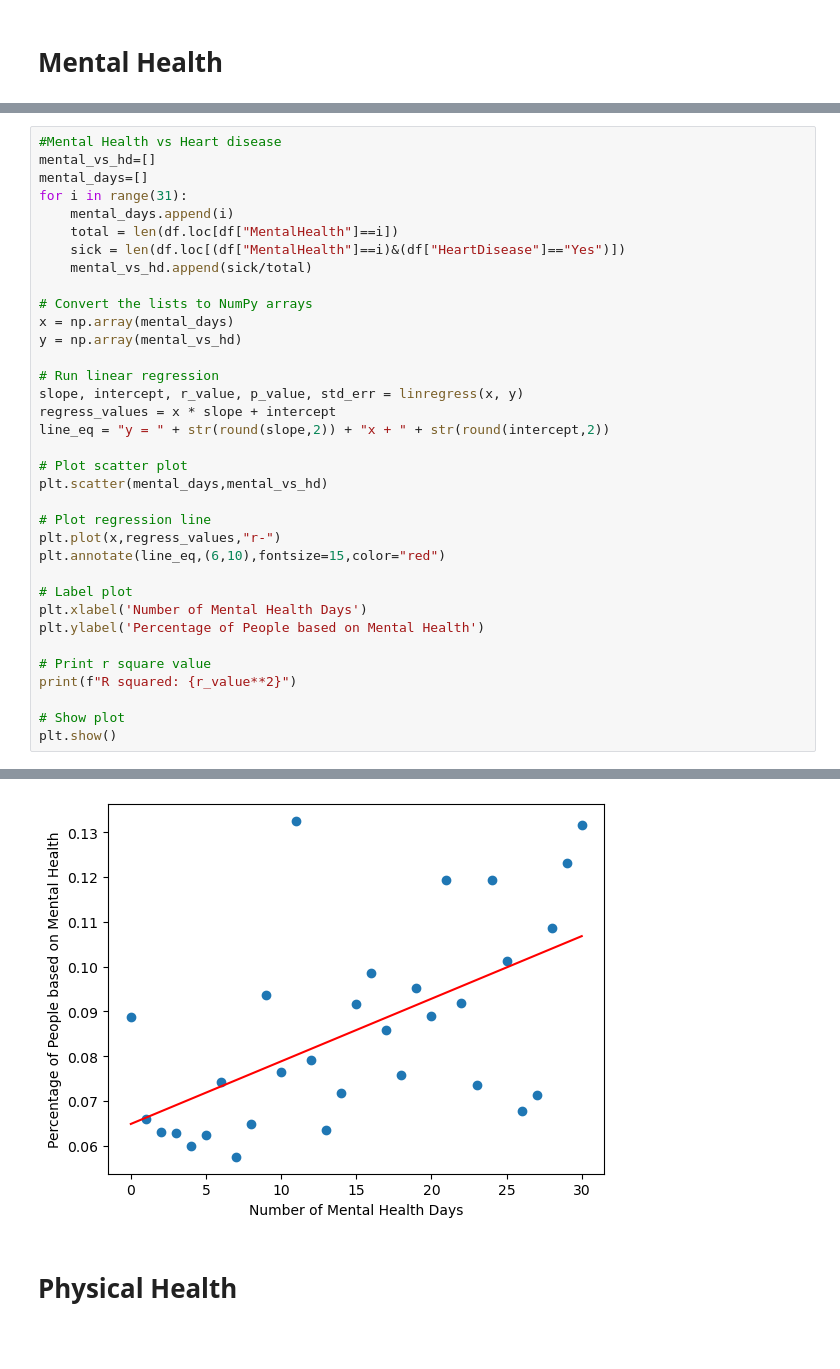
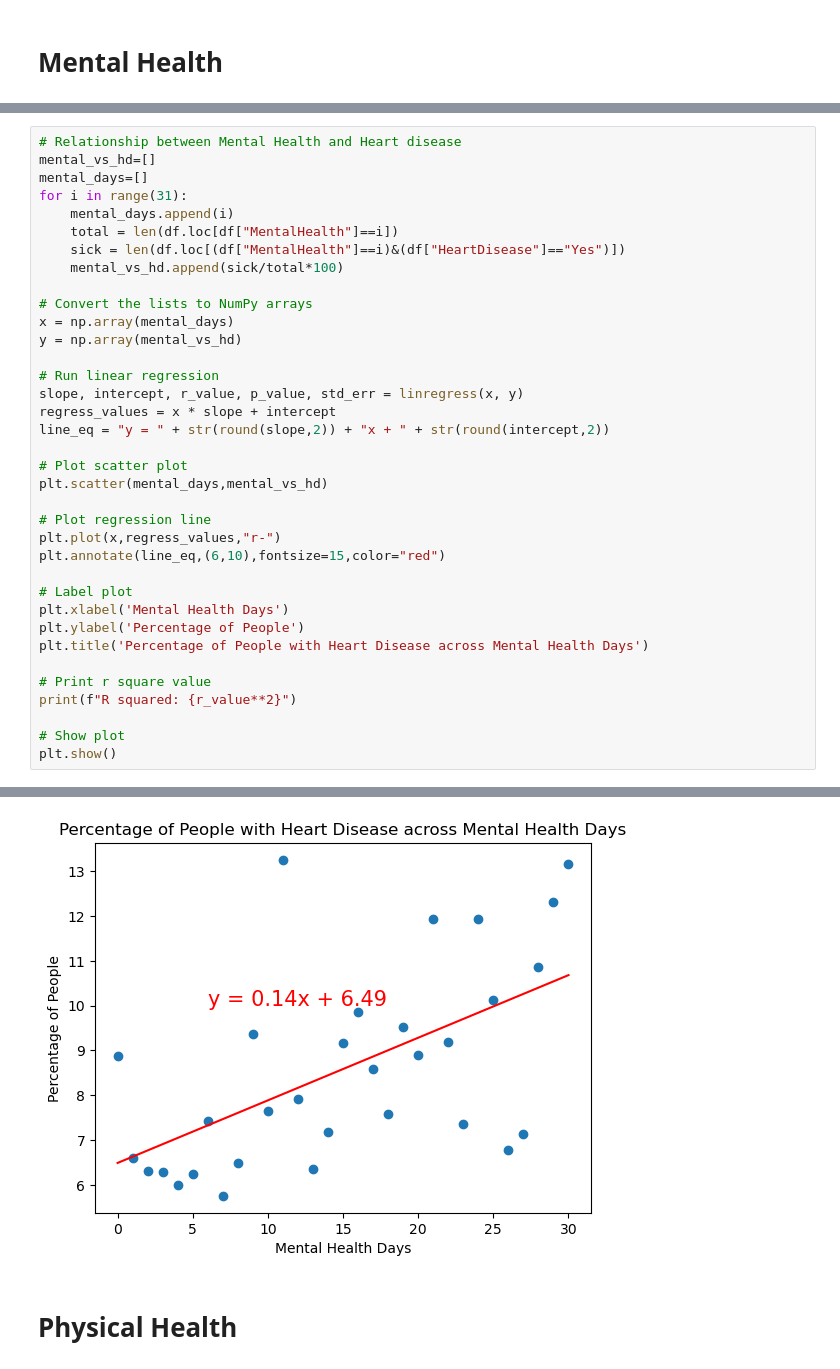
Before and after one commit to taywiljoe/Project-1, a Jupyter notebook: MenPhyGen_Health.ipynb, the cells around one changed output, grey strips where cells are left out. Drawn from its saved outputs; the diff is of its cells as text; blank space fills up the shorter version.

```diff
--- a/MenPhyGen_Health.ipynb
+++ b/MenPhyGen_Health.ipynb
@@ -88,12 +79,12 @@ plt.show()
 # %%
-#Mental Health vs Heart disease
+# Relationship between Mental Health and Heart disease
 mental_vs_hd=[]
 mental_days=[]
 for i in range(31):
-	mental_days.append(i)
-	total = len(df.loc[df["MentalHealth"]==i])
-	sick = len(df.loc[(df["MentalHealth"]==i)&(df["HeartDisease"]=="Yes")])
-	mental_vs_hd.append(sick/total)
+    mental_days.append(i)
+    total = len(df.loc[df["MentalHealth"]==i])
+    sick = len(df.loc[(df["MentalHealth"]==i)&(df["HeartDisease"]=="Yes")])
+    mental_vs_hd.append(sick/total*100)
 
 # Convert the lists to NumPy arrays
 x = np.array(mental_days)
@@ -112,8 +103,9 @@ plt.plot(x,regress_values,"r-")
 plt.annotate(line_eq,(6,10),fontsize=15,color="red")
 
 # Label plot
-plt.xlabel('Number of Mental Health Days')
-plt.ylabel('Percentage of People based on Mental Health')
+plt.xlabel('Mental Health Days')
+plt.ylabel('Percentage of People')
+plt.title('Percentage of People with Heart Disease across Mental Health Days')
 
 # Print r square value
 print(f"R squared: {r_value**2}")
@@ -125,4 +117,4 @@ R squared: 0.3292861895340283
-[figure, old version]
+[figure, new version]
 # %% [markdown]
 # Physical Health
 # %%
```
Also changed, not shown: parts of 11 cells of this notebook.
